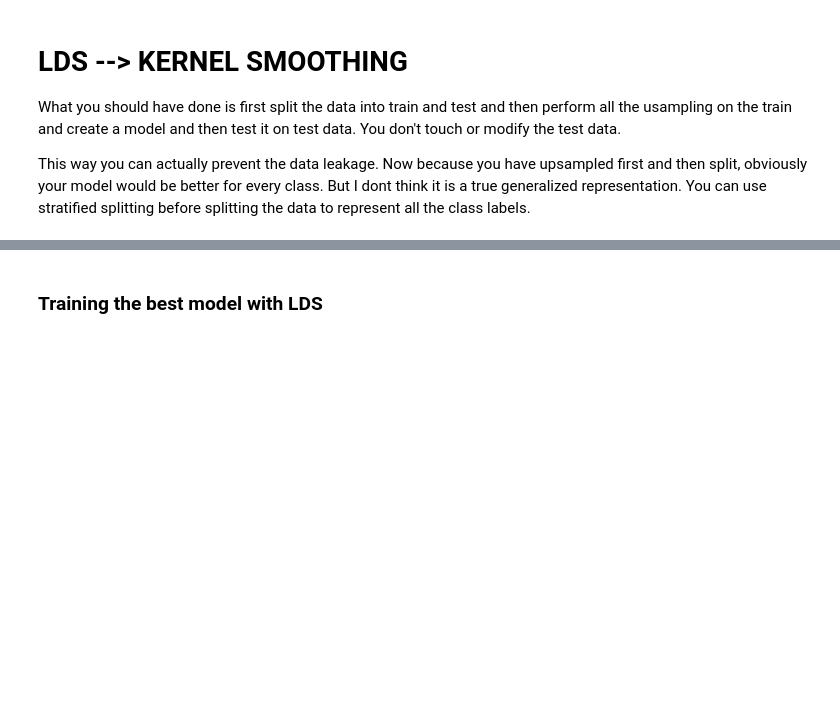
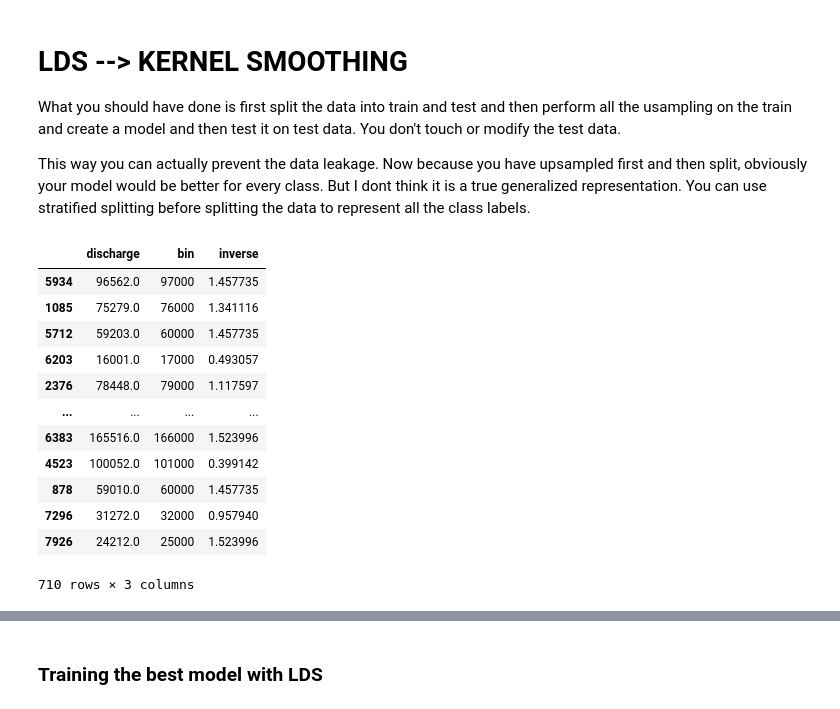
Before and after one commit to Kamal-Eldin/Logistics_transshipment, a Jupyter notebook: testing_2.ipynb, the cells around one changed output, grey strips where cells are left out. Drawn from its saved outputs; the diff is of its cells as text; code cells hidden in the pictures; blank space fills up the shorter version.

```diff
--- a/testing_2.ipynb
+++ b/testing_2.ipynb
@@ -497,3 +505,22 @@ from utils import *
 import smogn
 reload(smogn)
 from smogn import *
+# %%
+lds = LDS(labels= ytrain.discharge, buffer= 10000)
+bin_df = lds.bin_dataframe(ytrain)
+x_wts_df = lds.weight_df(bin_df, weight= 'inverse')
+x_wts_df
+# %% [output]
+|  | discharge | bin | inverse |
+| 5934 | 96562.0 | 97000 | 1.457735 |
+| 1085 | 75279.0 | 76000 | 1.341116 |
+| 5712 | 59203.0 | 60000 | 1.457735 |
+| 6203 | 16001.0 | 17000 | 0.493057 |
+| 2376 | 78448.0 | 79000 | 1.117597 |
+| ... | ... | ... | ... |
+| 6383 | 165516.0 | 166000 | 1.523996 |
+| 4523 | 100052.0 | 101000 | 0.399142 |
+| 878 | 59010.0 | 60000 | 1.457735 |
+| 7296 | 31272.0 | 32000 | 0.957940 |
+| 7926 | 24212.0 | 25000 | 1.523996 |
+710 rows × 3 columns
```
Also changed, not shown: parts of 5 cells of this notebook, 6 other files.
